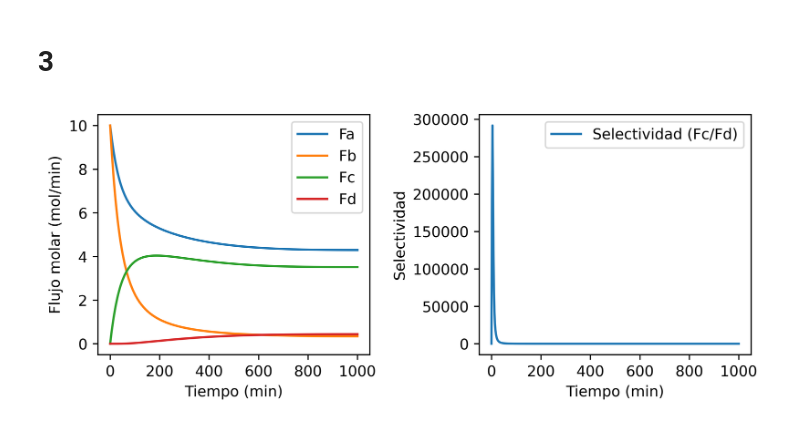
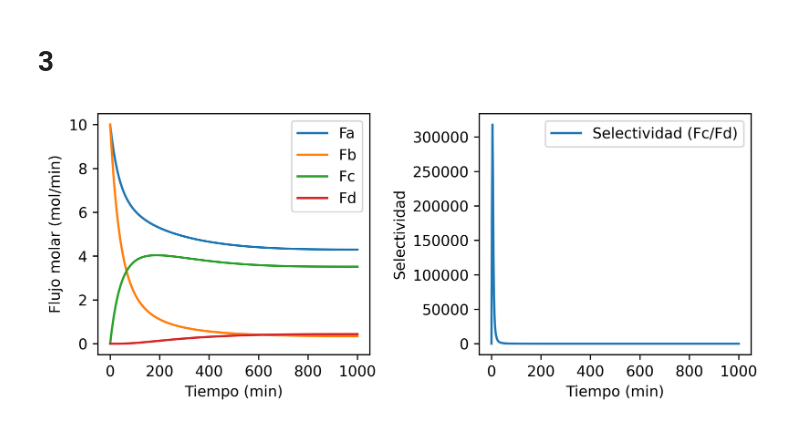
Before and after one commit to SysBioengLab/IIQ2113-Chemical-reactor-design, a Jupyter notebook: Ayudantias/ayu6_rxn_multiples2.ipynb, the cells around one changed output. Cells and saved outputs as stored; diff of their text form; code cells hidden in the pictures.

```diff
--- a/Ayudantias/ayu6_rxn_multiples2.ipynb
+++ b/Ayudantias/ayu6_rxn_multiples2.ipynb
@@ -143,35 +143,32 @@ fd0 = 0
 p0 = 1
 
 t_eval = np.linspace(0, 1000, 500)
 sol = scipy.integrate.solve_ivp(edo3,
                                 t_span=(t_eval[0], t_eval[-1]),
                                 y0=
                                 [fa0, fb0, fc0, fd0, p0],
                                 args=(k,),
                                 t_eval=t_eval,
-                                method='BDF',
-                                atol=1e-10,
-                                rtol=1e-10)
-
+                                method='BDF')
 fa_sol, fb_sol, fc_sol, fd_sol, p_sol = sol.y
 selectividad = fc_sol / (fd_sol + 1e-6)  # Evitar división por cero
 fig, ax = plt.subplots(1, 2, figsize=(7, 3), dpi = 600)
 
 
 ax[0].plot(sol.t, fa_sol, label='Fa')
 ax[0].plot(sol.t, fb_sol, label='Fb')
 ax[0].plot(sol.t, fc_sol, label='Fc')
 ax[0].plot(sol.t, fd_sol, label='Fd')
 ax[0].set_xlabel('Tiempo (min)')
 ax[0].set_ylabel('Flujo molar (mol/min)')
 ax[0].legend()
 # second
 ax[1].plot(sol.t, selectividad, label='Selectividad (Fc/Fd)')
 ax[1].set_xlabel('Tiempo (min)')
 ax[1].set_ylabel('Selectividad')
 ax[1].legend()
 plt.tight_layout()
 plt.show()
 fig.savefig('ayu6_rxn_multiples2.pdf', dpi=600)
 # %% [output]
-[figure, old version]
+[figure, new version]
```
Also changed, not shown: 2 other files.
